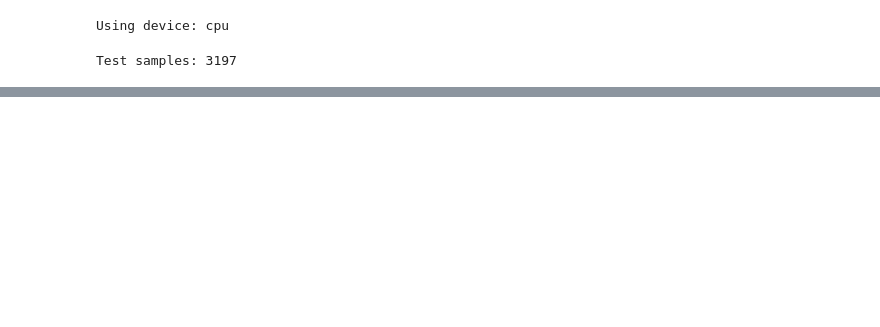
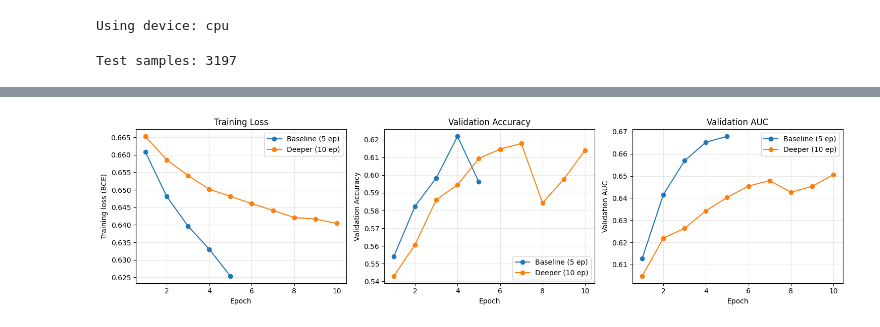
Before and after one commit to tyler-howell-git/MURA-CNN, a Jupyter notebook: evaluation/evaluate_models.ipynb, the cells around one changed output, grey strips where cells are left out. Cells and saved outputs as stored; diff of their text form; code cells hidden in the pictures; blank space fills up the shorter version.

Commit message:
Added an evaluation notebook, doing a comparison between our baseline and the deeper neural network

```diff
--- a/evaluation/evaluate_models.ipynb
+++ b/evaluation/evaluate_models.ipynb
@@ -182,17 +241,19 @@ def evaluate_checkpoint(label, weights_path, history_path, batch_size=32):
     }
 # %%
-#evaluation for baseline (5 ep) and 10-epoch model
+# evaluation for baseline (5 ep) and 10-epoch deeper model
 
 baseline_results = evaluate_checkpoint(
     label="Baseline CNN (5 epochs)",
     weights_path=BASELINE_WEIGHTS_PATH,
     history_path=BASELINE_HISTORY_PATH,
+    model_class=BaselineCNN,
 )
 
 model10_results = evaluate_checkpoint(
     label="Deeper CNN (10 epochs)",
     weights_path=MODEL10_WEIGHTS_PATH,
     history_path=MODEL10_HISTORY_PATH,
+    model_class=DeeperCNN,
 )
 # %% [output]
 ===== Evaluating Baseline CNN (5 epochs) =====
@@ -215,0 +276,51 @@ FileNotFoundError: History file not found: c:\Users\ENOPARA\code\MachineLearning
+# %%
+#Training curves comparison (Baseline 5 ep vs Deeper 10 ep)
+
+# Baseline (5 epochs)
+base_train_loss = baseline_results["train_loss_hist"]
+base_val_acc    = baseline_results["val_acc_hist"]
+base_val_auc    = baseline_results["val_auc_hist"]
+epochs_base     = range(1, len(base_train_loss) + 1)
+
+# Deeper model (10 epochs)
+m10_train_loss = model10_results["train_loss_hist"]
+m10_val_acc    = model10_results["val_acc_hist"]
+m10_val_auc    = model10_results["val_auc_hist"]
+epochs_m10     = range(1, len(m10_train_loss) + 1)
+
+plt.figure(figsize=(15, 4))
+
+# 1) Training loss
+plt.subplot(1, 3, 1)
+plt.plot(epochs_base, base_train_loss, marker="o", label="Baseline (5 ep)")
+plt.plot(epochs_m10, m10_train_loss, marker="o", label="Deeper (10 ep)")
+plt.xlabel("Epoch")
+plt.ylabel("Training loss (BCE)")
+plt.title("Training Loss")
+plt.legend()
+plt.grid(True, alpha=0.3)
+
+# 2) Validation Accuracy
+plt.subplot(1, 3, 2)
+plt.plot(epochs_base, base_val_acc, marker="o", label="Baseline (5 ep)")
+plt.plot(epochs_m10, m10_val_acc, marker="o", label="Deeper (10 ep)")
+plt.xlabel("Epoch")
+plt.ylabel("Validation Accuracy")
+plt.title("Validation Accuracy")
+plt.legend()
+plt.grid(True, alpha=0.3)
+
+# 3) Validation AUC
+plt.subplot(1, 3, 3)
+plt.plot(epochs_base, base_val_auc, marker="o", label="Baseline (5 ep)")
+plt.plot(epochs_m10, m10_val_auc, marker="o", label="Deeper (10 ep)")
+plt.xlabel("Epoch")
+plt.ylabel("Validation AUC")
+plt.title("Validation AUC")
+plt.legend()
+plt.grid(True, alpha=0.3)
+
+plt.tight_layout()
+plt.show()
+# %% [output]
+[figure, added]
```
Also changed, not shown: parts of 5 cells of this notebook, 1 other file.
